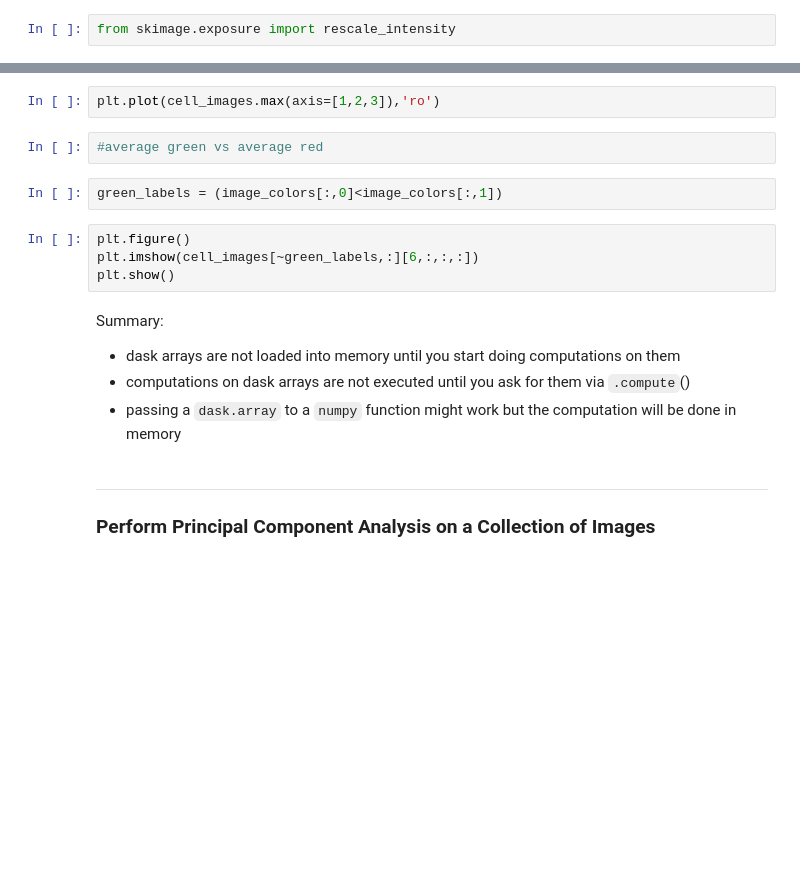
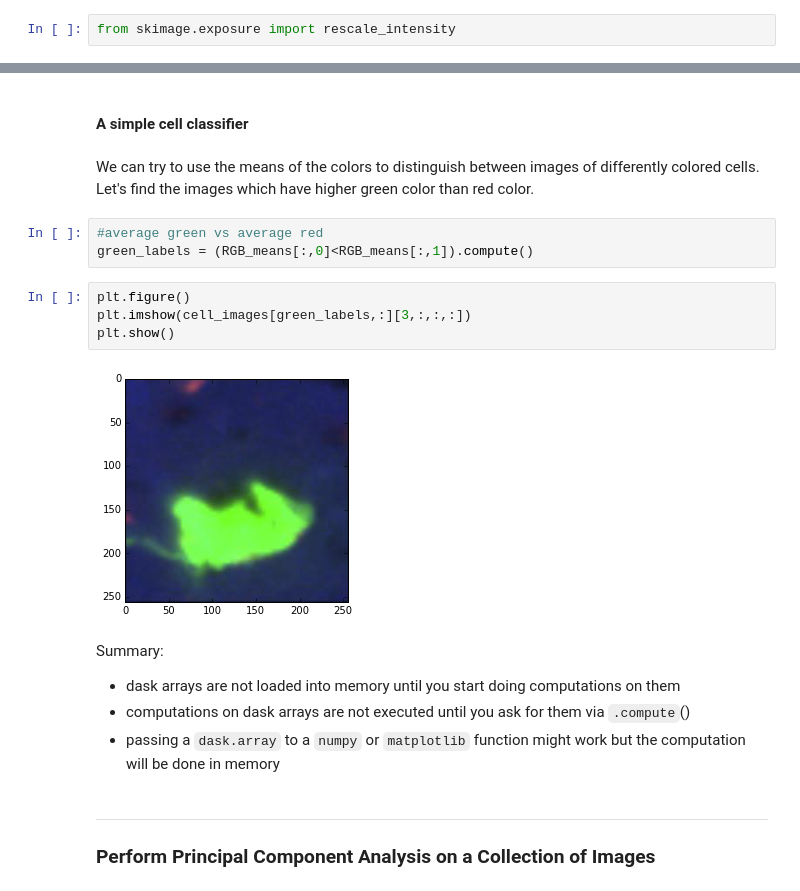
Before and after one commit to valentina-s/dask-image-tutorial, a Jupyter notebook: Dask-Image-Tutorial.ipynb, the cells around one changed output, grey strips where cells are left out. Drawn from its saved outputs; the diff is of its cells as text; blank space fills up the shorter version.

```diff
--- a/Dask-Image-Tutorial.ipynb
+++ b/Dask-Image-Tutorial.ipynb
@@ -124,19 +135,23 @@ image_colors = cell_images.mean(axis = [1,2])
-# %%
-plt.plot(cell_images.max(axis=[1,2,3]),'ro')
+# %% [markdown]
+#### A simple cell classifier
+# %% [markdown]
+We can try to use the means of the colors to distinguish between images of differently colored cells.
+Let's find the images which have higher green color than red color.
 # %%
 #average green vs average red
+green_labels = (RGB_means[:,0]<RGB_means[:,1]).compute()
-# %%
-green_labels = (image_colors[:,0]<image_colors[:,1])
 # %%
 plt.figure()
-plt.imshow(cell_images[~green_labels,:][6,:,:,:])
+plt.imshow(cell_images[green_labels,:][3,:,:,:])
 plt.show()
+# %% [output]
+[figure, added]
 # %% [markdown]
 Summary:
 
 * dask arrays are not loaded into memory until you start doing computations on them
 * computations on dask arrays are not executed until you ask for them via `.compute`()
-* passing a `dask.array` to a `numpy` function might work but the computation will be done in memory
+* passing a `dask.array` to a `numpy` or `matplotlib` function might work but the computation will be done in memory
 # %% [markdown]
 ---
 ### Perform Principal Component Analysis on a Collection of Images
```
Also changed, not shown: parts of 55 cells of this notebook.
